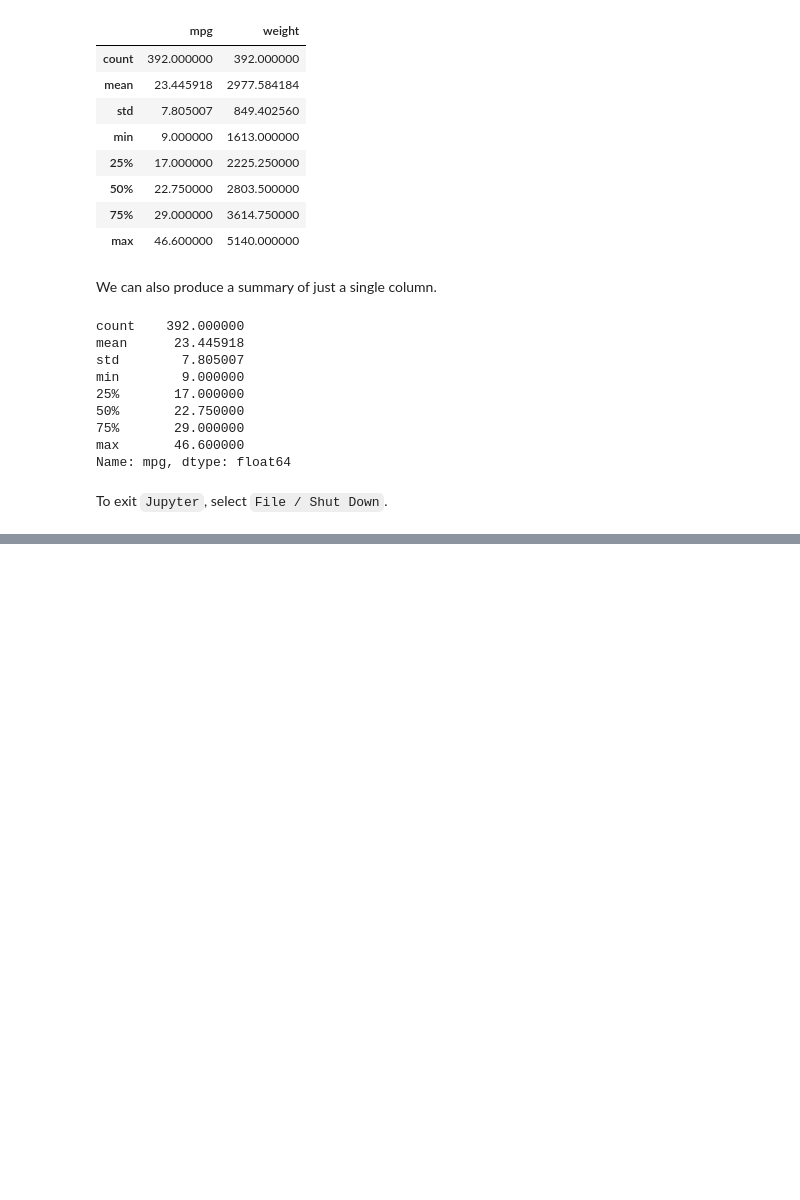
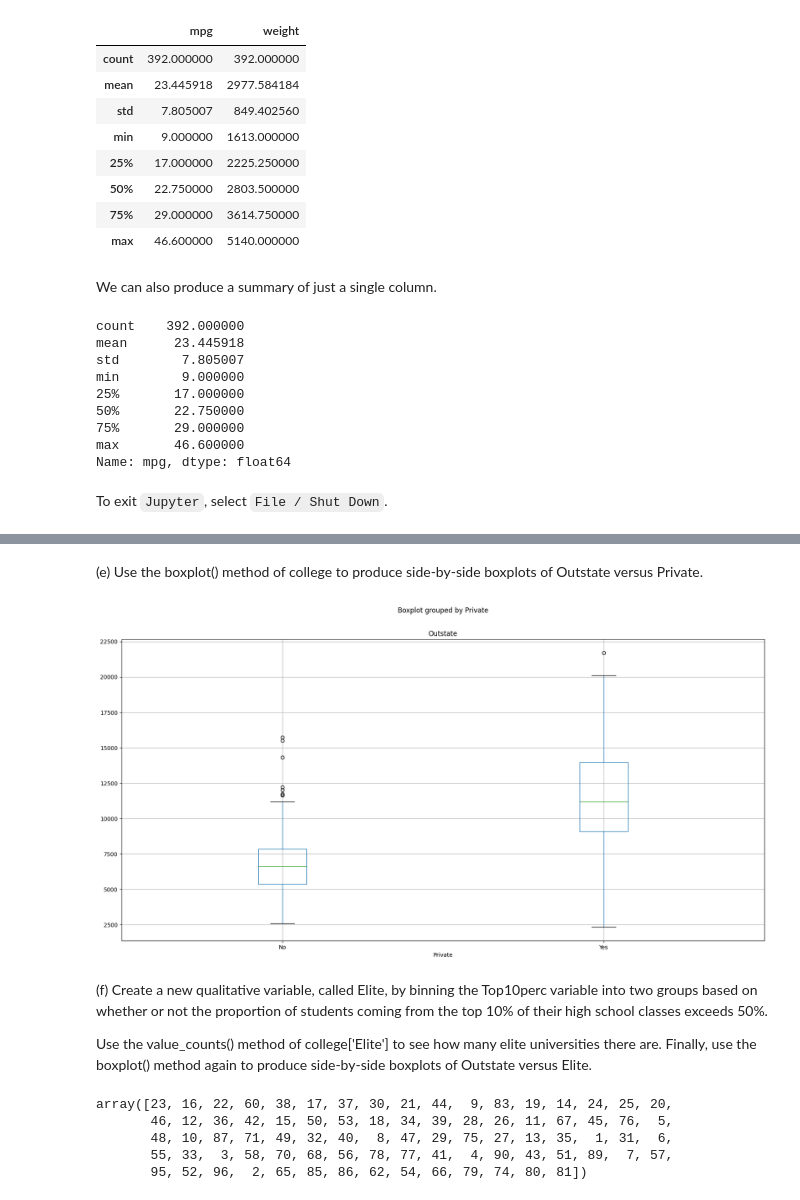
Before and after one commit to ricardogutjahr/Introduction_to_Statistical_Learning, a Jupyter notebook: Ch02-statlearn-lab.ipynb, the cells around one changed output, grey strips where cells are left out. Saved outputs shown, nothing was run; the diff lists cells and outputs as text; code cells hidden in the pictures; blank space fills up the shorter version.

```diff
--- a/Ch02-statlearn-lab.ipynb
+++ b/Ch02-statlearn-lab.ipynb
@@ -1492,0 +1635,28 @@ To exit `Jupyter`,  select `File / Shut Down`.
+# %% [markdown]
+(e) Use the boxplot() method of college to produce side-by-side
+boxplots of Outstate versus Private.
+# %%
+from matplotlib.pyplot import subplots
+
+fig, ax = subplots(figsize=(20,10))
+college.boxplot('Outstate', by='Private', ax=ax);
+# %% [output]
+[figure, added]
+# %% [markdown]
+(f) Create a new qualitative variable, called Elite, by binning the
+Top10perc variable into two groups based on whether or not the
+proportion of students coming from the top 10% of their high
+school classes exceeds 50%.
+
+Use the value_counts() method of college['Elite'] to see how
+many elite universities there are. Finally, use the boxplot() method
+again to produce side-by-side boxplots of Outstate versus Elite.
+# %%
+import numpy as np
+college['Top10perc'].unique()
+# %% [output]
+array([23, 16, 22, 60, 38, 17, 37, 30, 21, 44,  9, 83, 19, 14, 24, 25, 20,
+       46, 12, 36, 42, 15, 50, 53, 18, 34, 39, 28, 26, 11, 67, 45, 76,  5,
+       48, 10, 87, 71, 49, 32, 40,  8, 47, 29, 75, 27, 13, 35,  1, 31,  6,
+       55, 33,  3, 58, 70, 68, 56, 78, 77, 41,  4, 90, 43, 51, 89,  7, 57,
+       95, 52, 96,  2, 65, 85, 86, 62, 54, 66, 79, 74, 80, 81])
```
Also changed, not shown: parts of 42 cells of this notebook.
